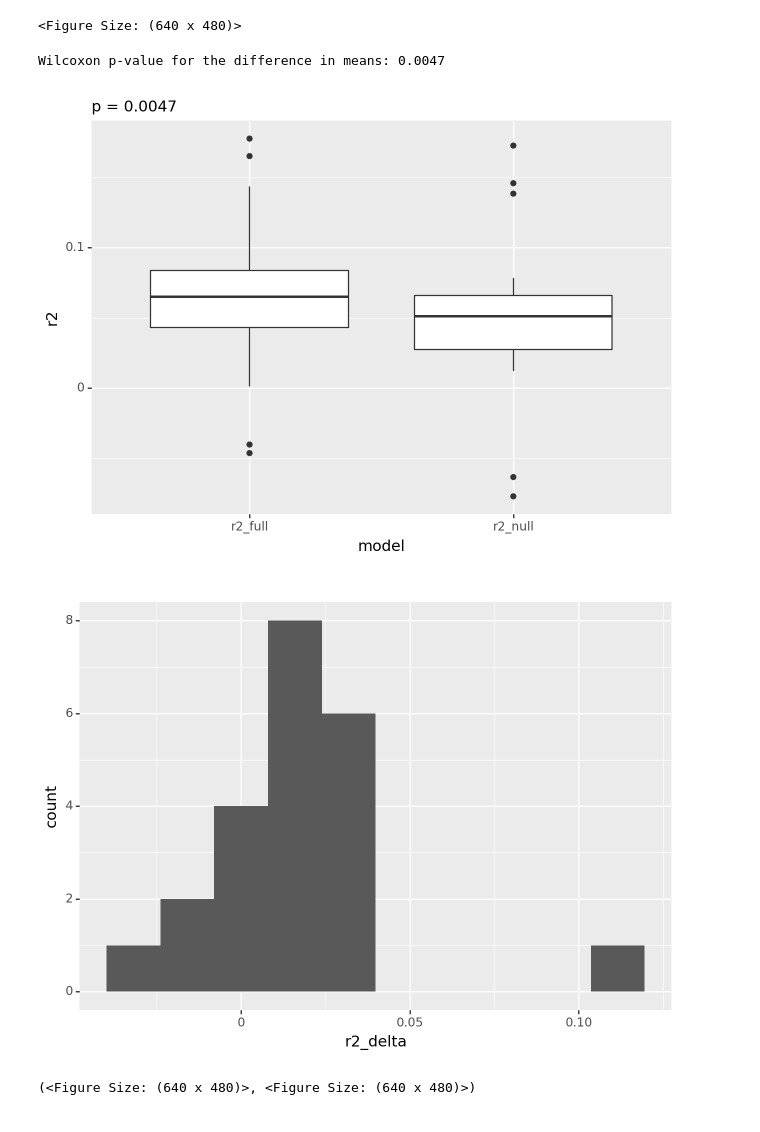
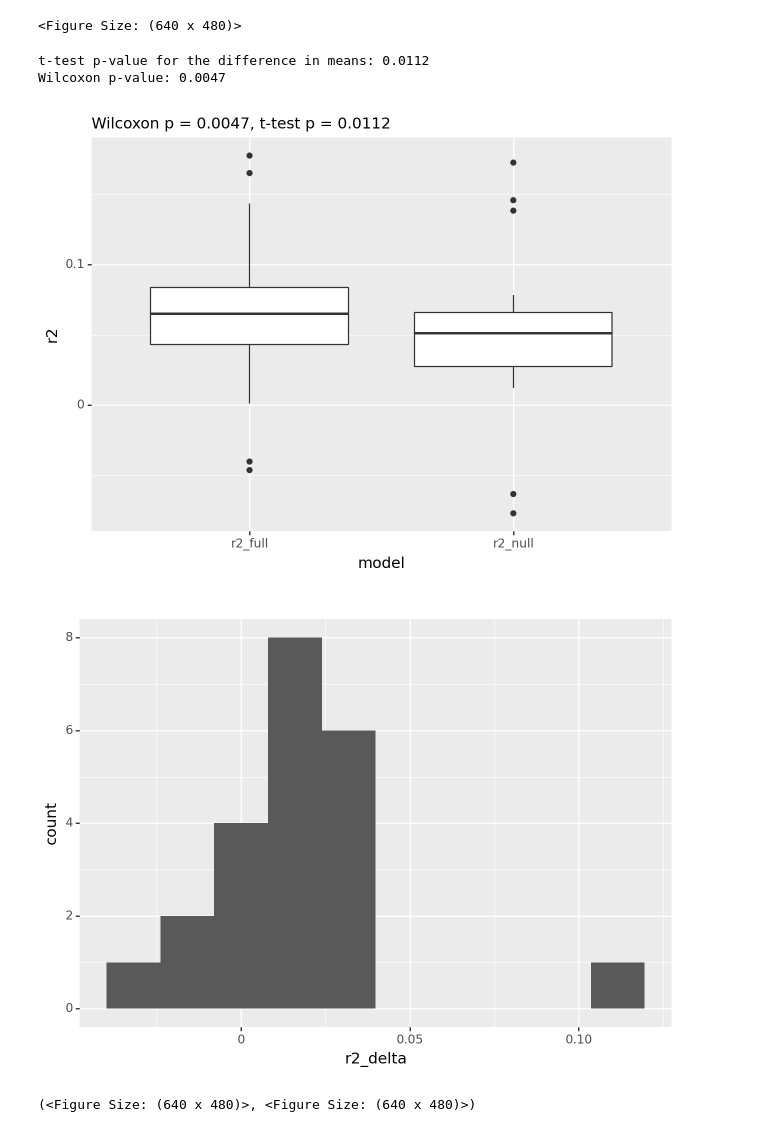
Before and after one commit to niklasbuehler/functional-gene-embeddings, a Jupyter notebook: notebooks/Evaluation.ipynb, the cells around one changed output. Drawn from its saved outputs; the diff is of its cells as text; code cells hidden in the pictures.

Commit message:
Add t-test to R^2 comparison as well

```diff
--- a/notebooks/Evaluation.ipynb
+++ b/notebooks/Evaluation.ipynb
@@ -229,7 +229,7 @@ def scatter(dataframe, x, y, x_label, y_label, color=None, alpha=0.1, smooth=Tru
     return p
 # %%
 # plot r2 score
-def plot_r2(dataframe=None, true = "ZSTAT", null = "pred_null", full="pred", r2_null=None, r2_full=None):
+def compare_r2(dataframe=None, true = "ZSTAT", null = "pred_null", full="pred", r2_null=None, r2_full=None):
     if dataframe is not None:
         r2_null=[]
         r2_full=[]
@@ -245,12 +245,15 @@ def plot_r2(dataframe=None, true = "ZSTAT", null = "pred_null", full="pred", r2_
     p1 = ggplot(df1, aes("model","r2")) + geom_boxplot()
     p2 = ggplot(r2, aes("r2_delta")) + geom_histogram()
 
-    stat, p_value = wilcoxon(r2['r2_null'], r2['r2_full'])
-    print(f'Wilcoxon p-value for the difference in means: {p_value:.4f}')
+    t_stat, t_p_value = ttest_rel(r2['r2_null'], r2['r2_full'])
+    print(f't-test p-value for the difference in means: {t_p_value:.4f}')
+
+    w_stat, w_p_value = wilcoxon(r2['r2_null'], r2['r2_full'])
+    print(f'Wilcoxon p-value: {w_p_value:.4f}')
 
     # Add p-value to the plot
-    if p_value is not None:
-        p1 = p1 + labs(subtitle=f'p = {p_value:.4f}')
+    if w_p_value is not None:
+        p1 = p1 + labs(subtitle=f'Wilcoxon p = {w_p_value:.4f}, t-test p = {t_p_value:.4f}')
 
     return p1, p2
 # %% [markdown]
@@ -340,9 +343,10 @@ scatter(reg_results, "pred", "ZSTAT", "pred", "ZSTAT", color = None, smooth=True
 [figure]
 <Figure Size: (640 x 480)>
 # %%
-plot_r2(reg_results)
+compare_r2(reg_results)
 # %% [output]
-Wilcoxon p-value for the difference in means: 0.0047
+t-test p-value for the difference in means: 0.0112
+Wilcoxon p-value: 0.0047
-[figure, old version]
+[figure, new version]
 [figure]
 (<Figure Size: (640 x 480)>, <Figure Size: (640 x 480)>)
```
Also changed, not shown: parts of 1 cell of this notebook.
